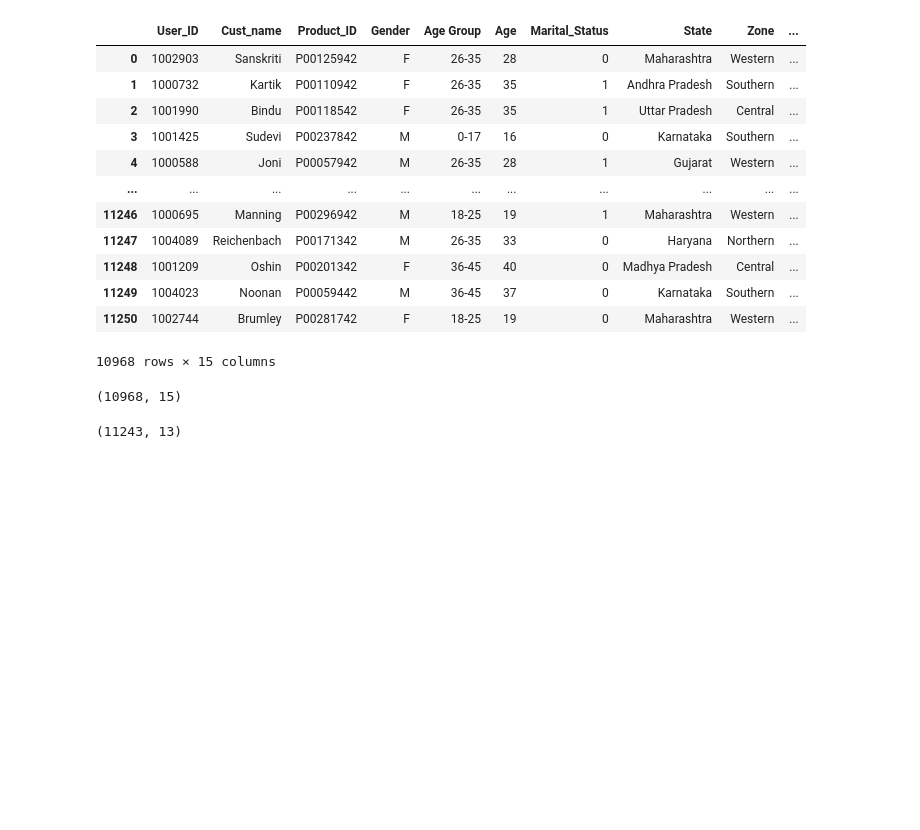
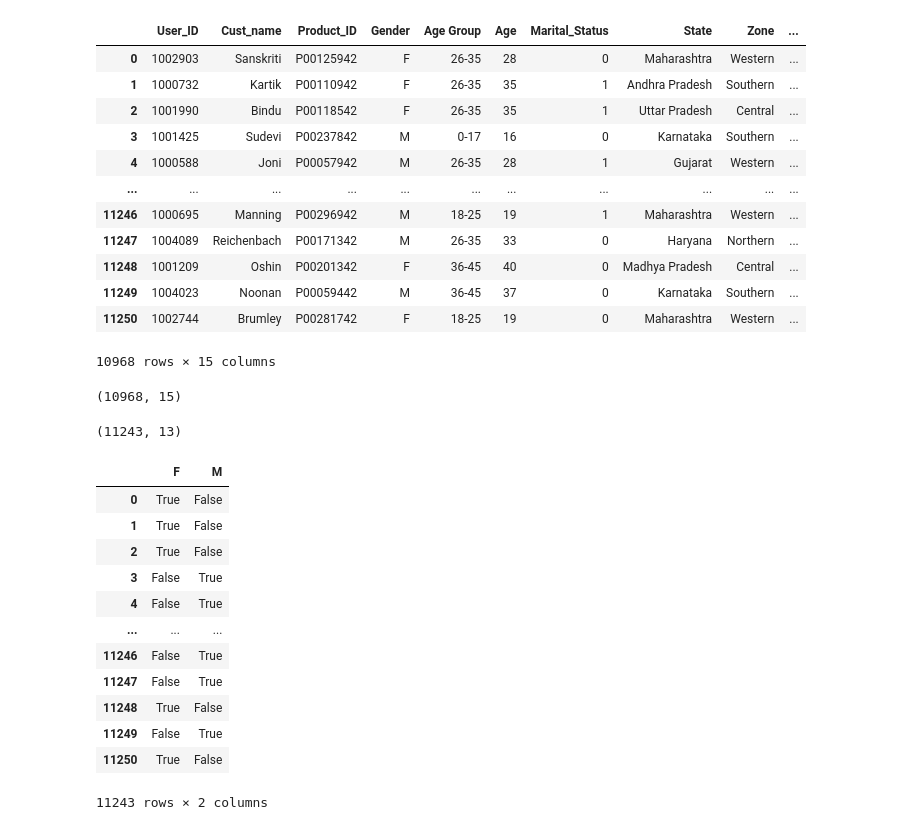
Before and after one commit to priyanz79/docs, a Jupyter notebook: chapter_appendix-tools-for-deep-learning/jupyter.ipynb, the cells around one changed output. Drawn from its saved outputs; the diff is of its cells as text; code cells hidden in the pictures; blank space fills up the shorter version.

```diff
--- a/chapter_appendix-tools-for-deep-learning/jupyter.ipynb
+++ b/chapter_appendix-tools-for-deep-learning/jupyter.ipynb
@@ -358,3 +354,20 @@ df2.shape
 df.shape
 # %% [output]
 (11243, 13)
+# %%
+encode=pd.get_dummies(df['Gender'])
+encode
+# %% [output]
+|  | F | M |
+| 0 | True | False |
+| 1 | True | False |
+| 2 | True | False |
+| 3 | False | True |
+| 4 | False | True |
+| ... | ... | ... |
+| 11246 | False | True |
+| 11247 | False | True |
+| 11248 | True | False |
+| 11249 | False | True |
+| 11250 | True | False |
+11243 rows × 2 columns
```
Also changed, not shown: parts of 1 cell of this notebook.
